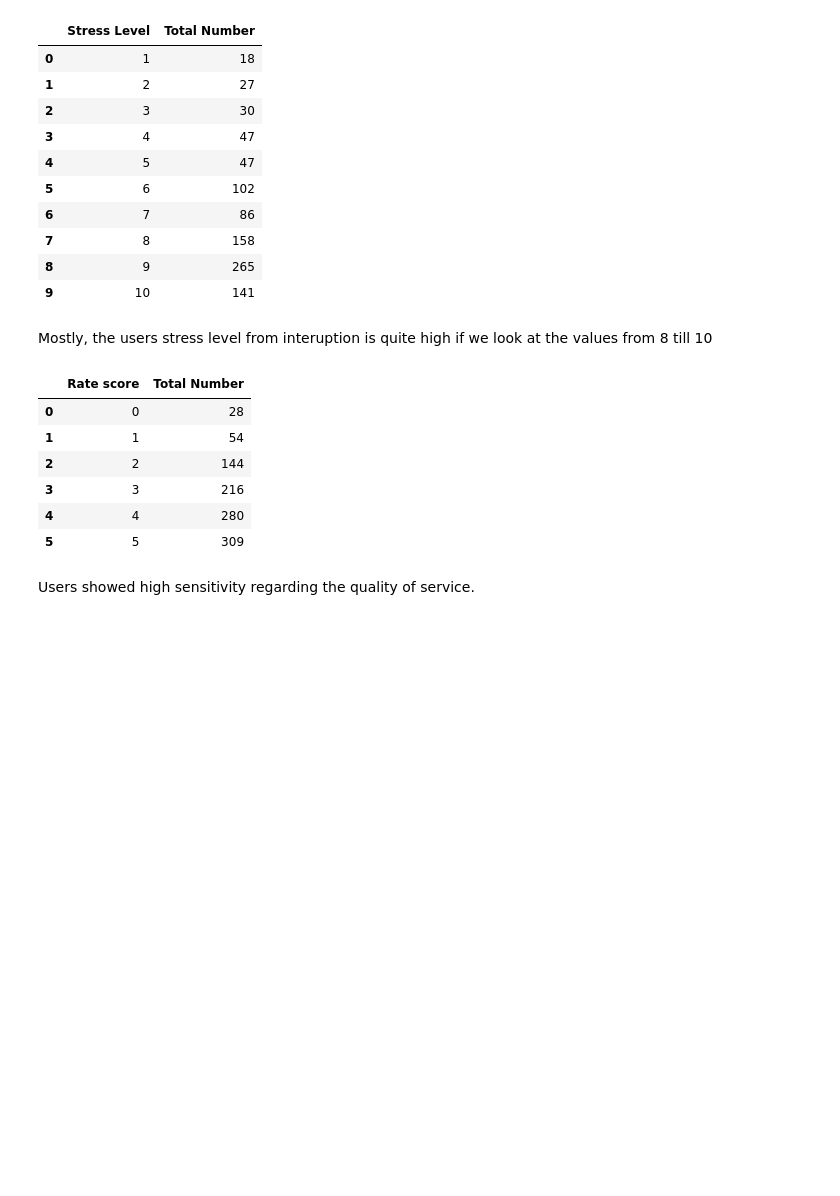
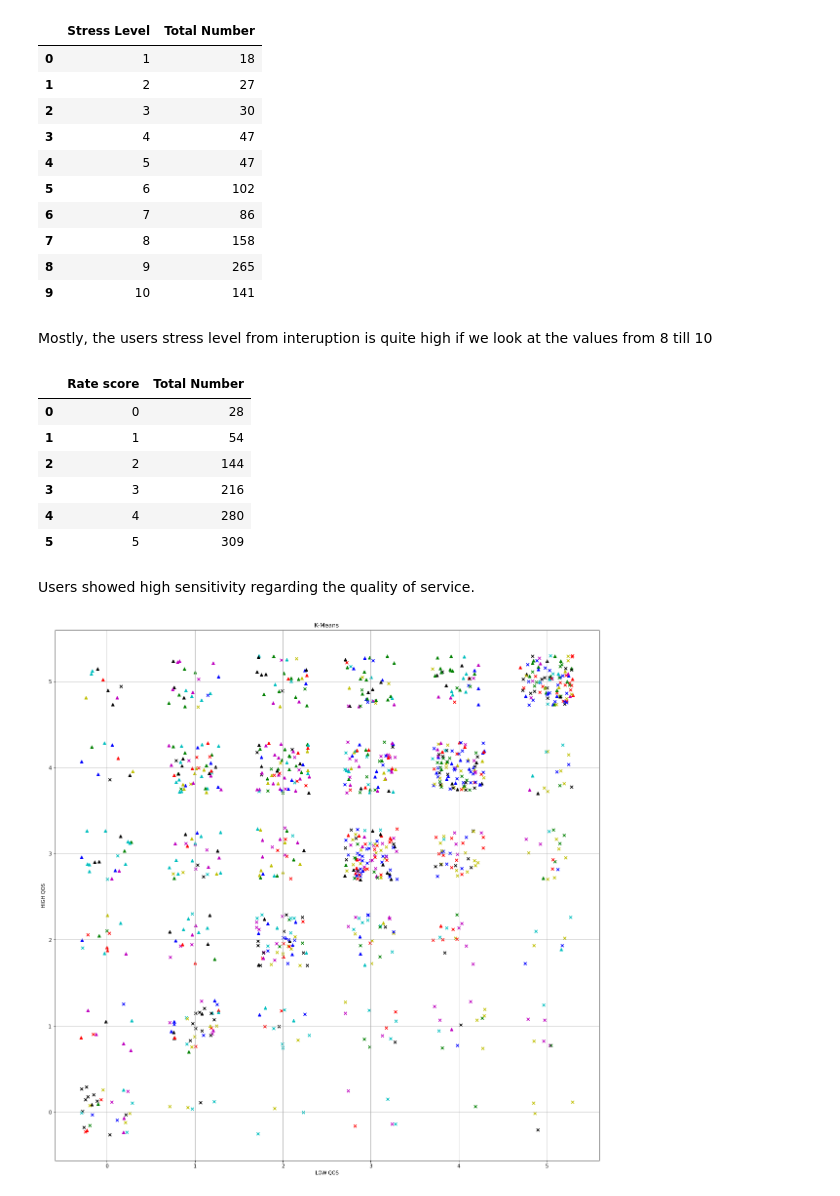
Before and after one commit to aliamin7/QoE-experiment-Data-Analysis, a Jupyter notebook: Data_Analysis.ipynb, the cells around one changed output. Saved outputs shown, nothing was run; the diff lists cells and outputs as text; code cells hidden in the pictures; blank space fills up the shorter version.

Commit message:
Kmeans clustering plot is done

```diff
--- a/Data_Analysis.ipynb
+++ b/Data_Analysis.ipynb
@@ -345,0 +387,91 @@ Users showed high sensitivity regarding the quality of service.
+# %%
+from sklearn.cluster import KMeans
+from sklearn.decomposition import PCA
+from mpl_toolkits.mplot3d import Axes3D
+
+
+Data = pd.read_csv("Cluster_data.csv")
+
+X = High[0].values
+Y = Low[0].values
+Z = Data["Preferred_video"].values
+
+
+d = np.vstack((X,Y,Z)).T
+# d = np.matrix(zip(X,Y,Z))
+kmeans = KMeans(n_clusters=7).fit(d)
+d
+fig = plt.figure(figsize=(20,20))
+plt.grid(True)
+count = 0
+# plt.figure('3 Cluster K-Means')
+for i,j in zip(Cluster_data["Session"],Cluster_data["Preferred_video"]):
+
+    if (i == 1) and (j == 1):
+        plt.scatter(d[count,0],d[count,1],marker = "^", c="k")
+    elif (i == 1) and (j == 2):
+        plt.scatter(d[count,0],d[count,1],marker = "x", c="k")
+
+
+
+    elif (i == 2) and (j == 1):
+        plt.scatter(d[count,0],d[count,1],marker = "^", c="r")
+    elif (i == 2) and (j == 2):
+        plt.scatter(d[count,0],d[count,1],marker = "x", c="r")
+
+
+
+    elif (i == 3) and (j == 1):
+        plt.scatter(d[count,0],d[count,1],marker = "^", c="c")
+    elif (i == 3) and (j == 2):
+        plt.scatter(d[count,0],d[count,1],marker = "x", c="c")
+
+
+    elif (i == 4) and (j == 1):
+        plt.scatter(d[count,0],d[count,1],marker = "^", c="m")
+    elif (i == 4) and (j == 2):
+        plt.scatter(d[count,0],d[count,1],marker = "x", c="m")
+
+
+    elif (i == 5) and (j == 1):
+        plt.scatter(d[count,0],d[count,1],marker = "^", c="y")
+    elif (i == 5) and (j == 2):
+        plt.scatter(d[count,0],d[count,1],marker = "x", c="y")
+
+
+    elif (i == 6) and (j == 1):
+        plt.scatter(d[count,0],d[count,1],marker = "^", c="g")
+    elif (i == 6) and (j == 2):
+        plt.scatter(d[count,0],d[count,1],marker = "x", c="g")
+
+
+    elif (i == 7) and (j == 1):
+        plt.scatter(d[count,0],d[count,1],marker = "^", c="b")
+    elif (i == 7) and (j == 2):
+        plt.scatter(d[count,0],d[count,1],marker = "x", c="b")
+
+    count= count + 1
+
+
+
+plt.Circle((1, 1), 0.2, color='g', clip_on=False)
+
+    #     if()
+#     plt.scatter(d[:,0],d[:,1],c="b")
+
+
+# plt.scatter(d[:,0],d[:,1],c="r")
+plt.xlabel('LOW QOS')
+plt.ylabel('HIGH QOS')
+plt.title('K-Means')
+plt.show()
+
+# fig = plt.figure(figsize=(10,10))
+# ax = Axes3D(fig)
+# # colors = [int(i % 2) for i in t_test]
+# ax.scatter(d[:,0],d[:,1],d[:,2], marker = 'o')
+# ax.set_xlabel('Low Quality')
+# ax.set_ylabel('High Quality')
+# ax.set_zlabel('Prefered Video')
+# %% [output]
+[figure, added]
```
Also changed, not shown: parts of 4 cells of this notebook.
